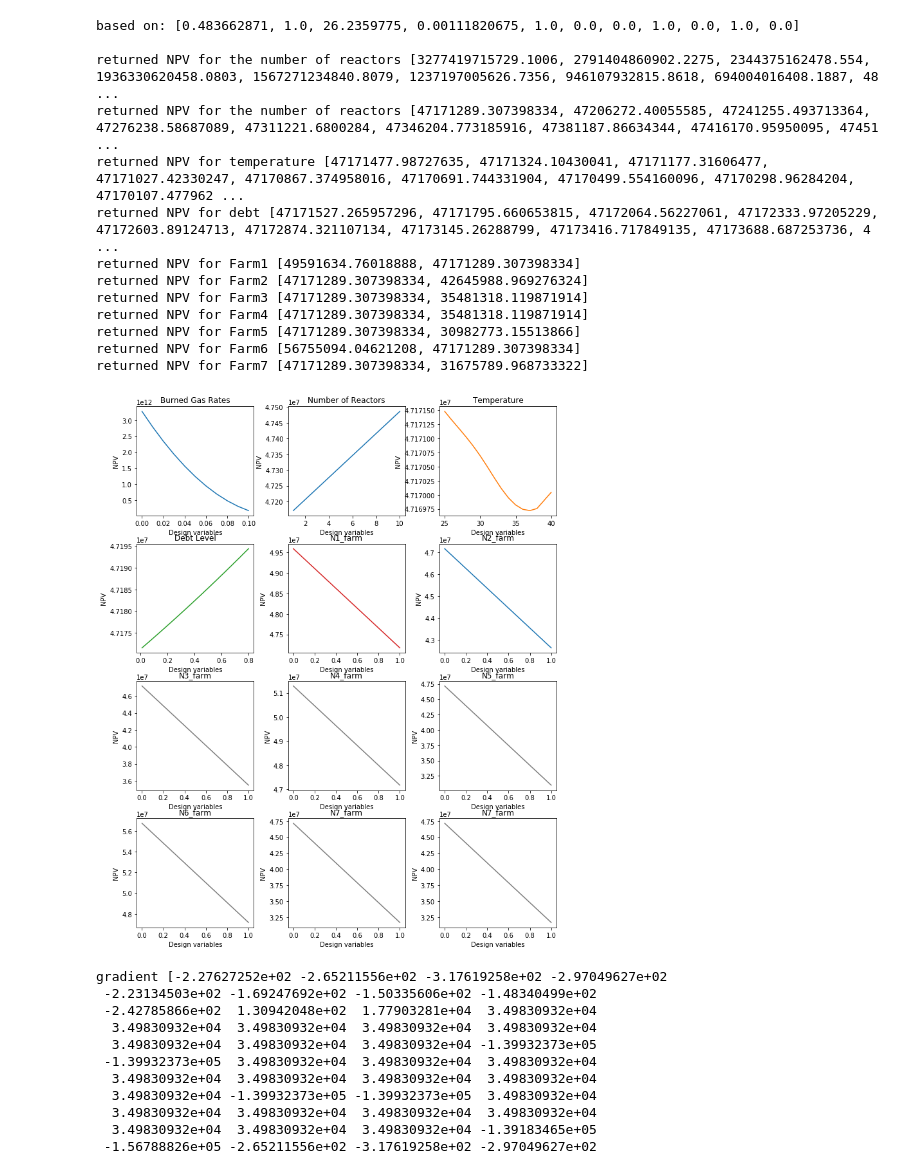
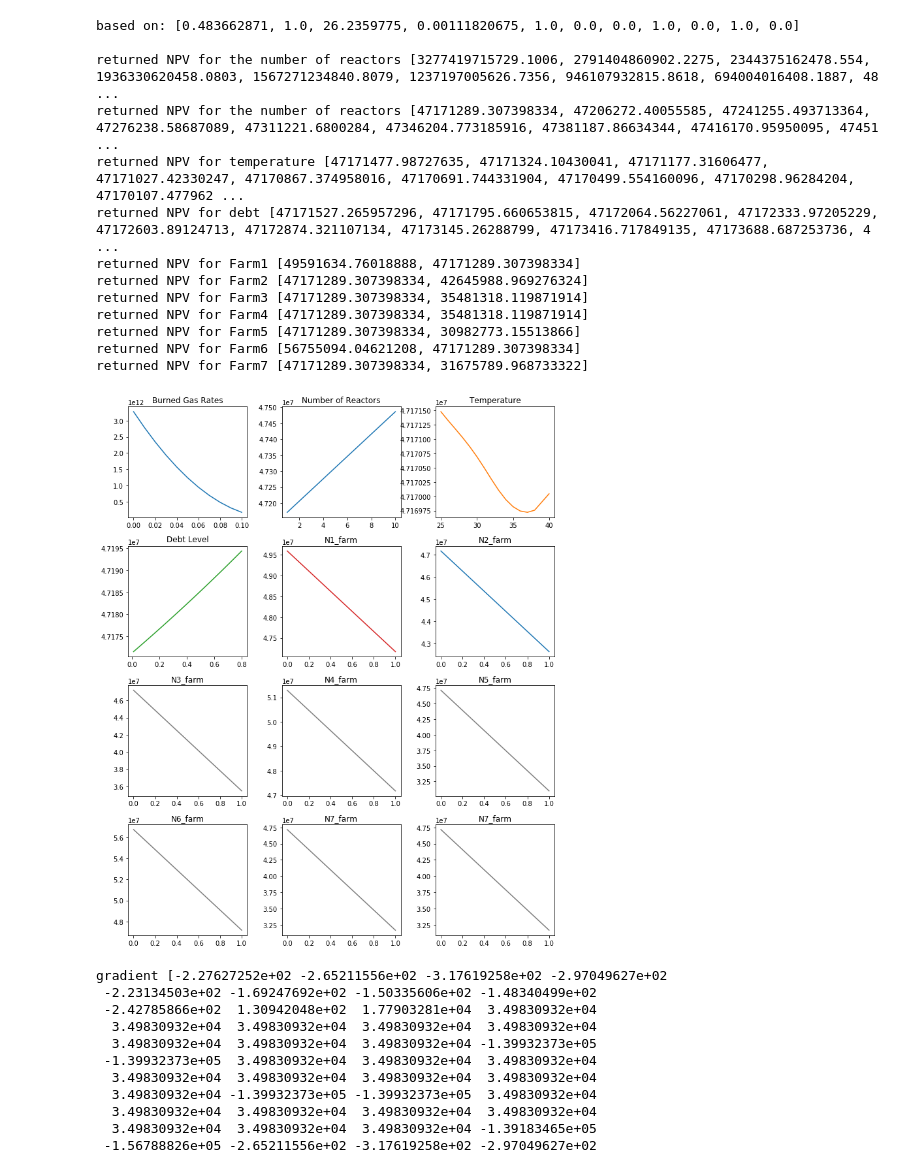
Before and after one commit to imbottlebird/mdo-biogas-project, a Jupyter notebook: sensitivity_analysis.ipynb, the cells around one changed output. Cells and saved outputs as stored; diff of their text form; code cells hidden in the pictures.

```diff
--- a/sensitivity_analysis.ipynb
+++ b/sensitivity_analysis.ipynb
@@ -25,6 +25,7 @@ with open('full_transp.p', 'rb') as fp:
 import matplotlib.pyplot as plt
 import autograd.numpy as np
 
+#Optimal solution
 vector = [4.83662871e-01, 1.00000000e+00, 2.62359775e+01,
         1.11820675e-03, 1.00000000e+00, 0.00000000e+00,0.00000000e+00,
         1.00000000e+00, 0.00000000e+00, 1.00000000e+00,0.00000000e+00]
@@ -35,12 +36,11 @@ def biodigestor(dv_n,dv_in,printt=False,pen=True):
     global vector
 
     ##DESIGN VARIABLES##
-
     V_grate = vector[0] #burned gas rate
     n_g = vector[1] #number of reactor
     Tdig = vector[2] #operating temperature
     debt_level = vector[3] #Portion of total capex required funded with debt
-    active_farms = vector[4:11]
+    active_farms = vector[4:11] #actived farms
 
     #Switcher for DV change
     if dv_n==1: #Vgburn
@@ -80,11 +80,6 @@ def biodigestor(dv_n,dv_in,printt=False,pen=True):
         # print('farm7',dv_in)
         # print(active_farms)
 
-
-
-#     active_farms= vector[4:11]
-#     active_farms = [0 if num<1 else 1 for num in active_farms ]
-
     if printt:
         [distance, wIn, total_solids_perc, wComp] = T.load_data(*active_farms,printt)
     else:
@@ -117,15 +112,12 @@ def biodigestor(dv_n,dv_in,printt=False,pen=True):
 
 
 
-## Sensitivity Analysis - DV Configuration
-import numpy as np
-
+## DESIGN VARIABLE CONFIGURATION
 print('based on:',vector)
 print()
 
-
 #burned gas rate
-bgrs = np.linspace(0, 10,11)/100
+bgrs = np.linspace(0, 10,11)/100 #set range (start, stop, number of points)
 returned_dv0 = []
 for bgr in bgrs:
     returned_dv0.append(biodigestor(2,bgr))
@@ -221,36 +213,36 @@ axs[2, 0].set_title('N3_farm')
 axs[2, 1].plot(farm4, returned_dv7, 'tab:grey')
 axs[2, 1].set_title('N4_farm')
 axs[2, 2].plot(farm5, returned_dv8, 'tab:grey')
 axs[2, 2].set_title('N5_farm')
 axs[3, 0].plot(farm6, returned_dv9, 'tab:grey')
 axs[3, 0].set_title('N6_farm')
 axs[3, 1].plot(farm7, returned_dv10, 'tab:grey')
 axs[3, 1].set_title('N7_farm')
 axs[3, 2].plot(farm7, returned_dv10, 'tab:grey')
 axs[3, 2].set_title('N7_farm')
 fig.tight_layout()
 
-for ax in axs.flat:
-    ax.set(xlabel='Design variables', ylabel='NPV')
+# for ax in axs.flat:
+#     ax.set(xlabel='Design variables', ylabel='NPV')
 
 #tornado graph (based on the change of design variables)
 #parameters
 #digester: volume of reactor ()
 # %% [output]
 based on: [0.483662871, 1.0, 26.2359775, 0.00111820675, 1.0, 0.0, 0.0, 1.0, 0.0, 1.0, 0.0]
 
 returned NPV for the number of reactors [3277419715729.1006, 2791404860902.2275, 2344375162478.554, 1936330620458.0803, 1567271234840.8079, 1237197005626.7356, 946107932815.8618, 694004016408.1887, 48 ...
 returned NPV for the number of reactors [47171289.307398334, 47206272.40055585, 47241255.493713364, 47276238.58687089, 47311221.6800284, 47346204.773185916, 47381187.86634344, 47416170.95950095, 47451 ...
 returned NPV for temperature [47171477.98727635, 47171324.10430041, 47171177.31606477, 47171027.42330247, 47170867.374958016, 47170691.744331904, 47170499.554160096, 47170298.96284204, 47170107.477962 ...
 returned NPV for debt [47171527.265957296, 47171795.660653815, 47172064.56227061, 47172333.97205229, 47172603.89124713, 47172874.321107134, 47173145.26288799, 47173416.717849135, 47173688.687253736, 4 ...
 returned NPV for Farm1 [49591634.76018888, 47171289.307398334]
 returned NPV for Farm2 [47171289.307398334, 42645988.969276324]
 returned NPV for Farm3 [47171289.307398334, 35481318.119871914]
 returned NPV for Farm4 [47171289.307398334, 35481318.119871914]
 returned NPV for Farm5 [47171289.307398334, 30982773.15513866]
 returned NPV for Farm6 [56755094.04621208, 47171289.307398334]
 returned NPV for Farm7 [47171289.307398334, 31675789.968733322]
-[figure, old version]
+[figure, new version]
 # %%
 ## GRADIENT
 from autograd import grad
```
Also changed, not shown: 1 other file.
